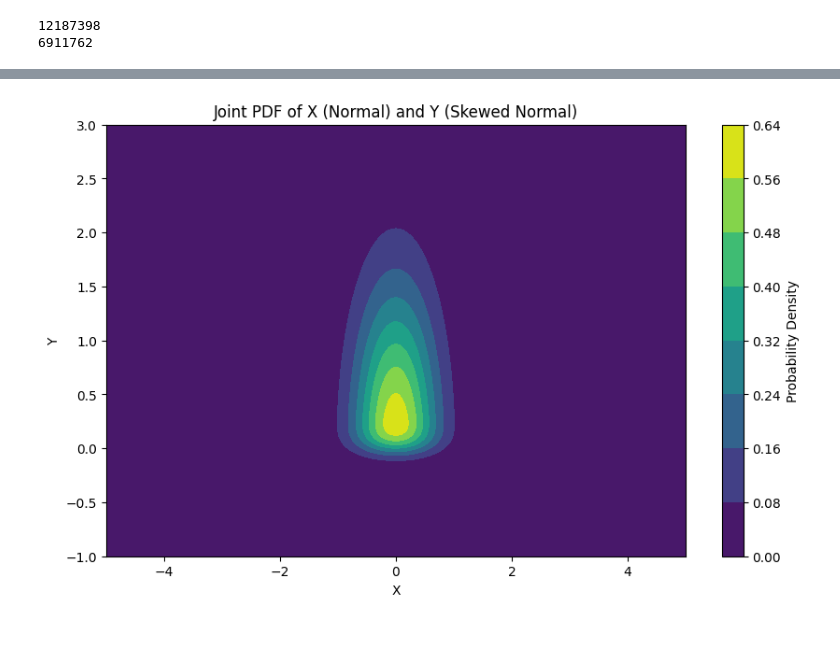
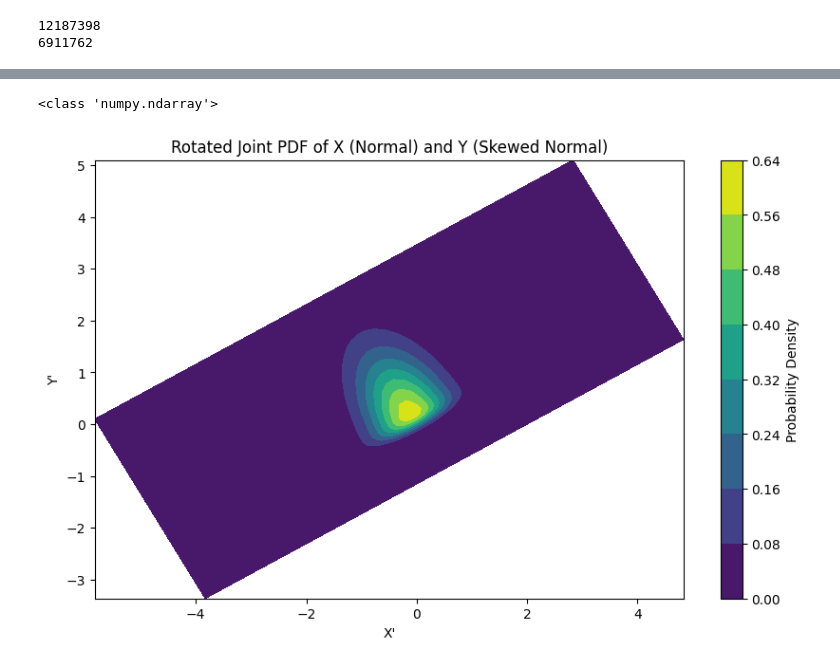
Before and after one commit to rudraravl/nfldatabowl2024, a Jupyter notebook: codemonkeynfl.ipynb, the cells around one changed output, grey strips where cells are left out. Cells and saved outputs as stored; diff of their text form; code cells hidden in the pictures; blank space fills up the shorter version.

Commit message:
distribution for player stuff

```diff
--- a/codemonkeynfl.ipynb
+++ b/codemonkeynfl.ipynb
@@ -328,46 +346,53 @@ print(len(valid_players))
 # %%
 import numpy as np
 import matplotlib.pyplot as plt
 from scipy.stats import skewnorm, norm
 
-# Number of samples
-n = 10000
+def rotate_point(x, y, theta):
+    """
+    Apply a rotation to a point (x, y) by an angle theta (in radians).
+    """
+    rotation_matrix = np.array([[np.cos(theta), -np.sin(theta)],
+                                [np.sin(theta), np.cos(theta)]])
+    return np.dot(rotation_matrix, np.array([x, y]))
+
+# Number of samples and angle of rotation
+n = 1000
+theta = np.radians(30)  # Rotate by 45 degrees, for example
 
 # Generate a normal distribution for x
 y = np.random.normal(0, 1, n)
 
 # Generate a skewed normal distribution for y
-# Here, 'a' is the skewness parameter
-a = 10
+a = 10  # skewness parameter
 x = skewnorm.rvs(a, size=n)
 
-# # Create a scatter plot
-# plt.figure(figsize=(10, 6))
-# plt.scatter(x, y, alpha=0.5)
-# plt.title("Bivariate Distribution with Normal and Skewed Normal Variables")
-# plt.xlabel("X (Normal Distribution)")
-# plt.ylabel("Y (Skewed Normal Distribution)")
-# plt.grid(True)
-# plt.show()
-
-x_points = np.linspace(-5, 5, 1000)
-y_points = np.linspace(-1, 3, 1000)
-
-# Calculating the PDFs of X and Y at these points
-pdf_x_points = norm.pdf(x_points, loc = 0, scale = .5)
+# Points for calculating PDFs
+x_points = np.linspace(-5, 5, 70)
+y_points = np.linspace(-1, 3, 70)
+pdf_x_points = norm.pdf(x_points, loc=0, scale=0.5)
 pdf_y_points = skewnorm.pdf(y_points, a)
 
 # Creating a meshgrid for the joint distribution
 X, Y = np.meshgrid(x_points, y_points)
-joint_pdf = np.outer(pdf_y_points, pdf_x_points)
+print(type(pdf_x_points))
+# Rotate each point in the meshgrid
+X_rot, Y_rot = np.empty_like(X), np.empty_like(Y)
+for i in range(X.shape[0]):
+    for j in range(X.shape[1]):
+        X_rot[i, j], Y_rot[i, j] = rotate_point(X[i, j], Y[i, j], theta)
 
-# Plotting the joint PDF
+# Compute the joint PDF on the rotated grid
+joint_pdf_rotated = np.outer(pdf_y_points, pdf_x_points)
+
+# Plotting the rotated joint PDF
 plt.figure(figsize=(10, 6))
-plt.contourf(X, Y, joint_pdf, cmap="viridis")
+plt.contourf(X_rot, Y_rot, joint_pdf_rotated, cmap="viridis")
 plt.colorbar(label='Probability Density')
-plt.title("Joint PDF of X (Normal) and Y (Skewed Normal)")
-plt.xlabel("X")
-plt.ylabel("Y")
+plt.title("Rotated Joint PDF of X (Normal) and Y (Skewed Normal)")
+plt.xlabel("X'")
+plt.ylabel("Y'")
 plt.show()
 # %% [output]
+<class 'numpy.ndarray'>
-[figure, old version]
+[figure, new version]
```
Also changed, not shown: parts of 3 cells of this notebook.
